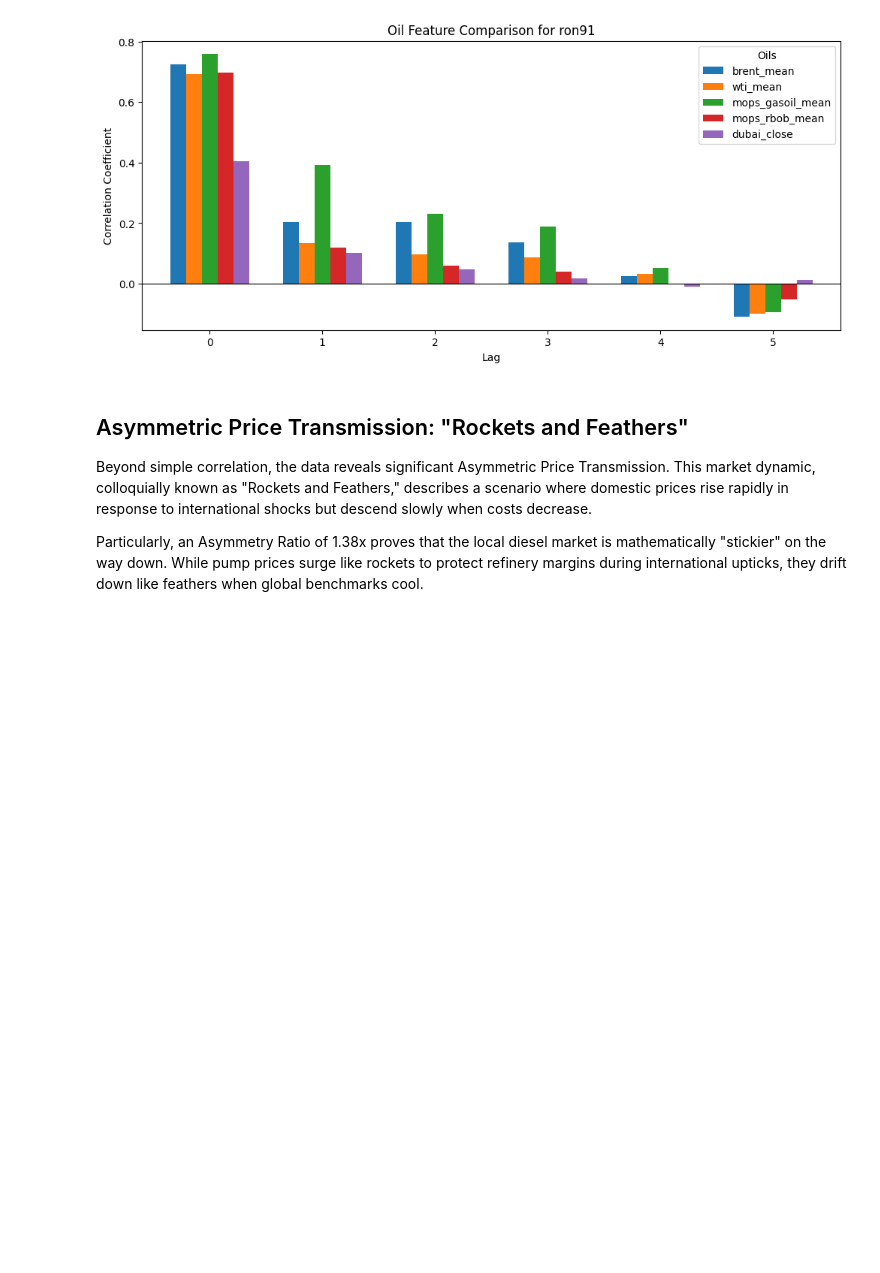
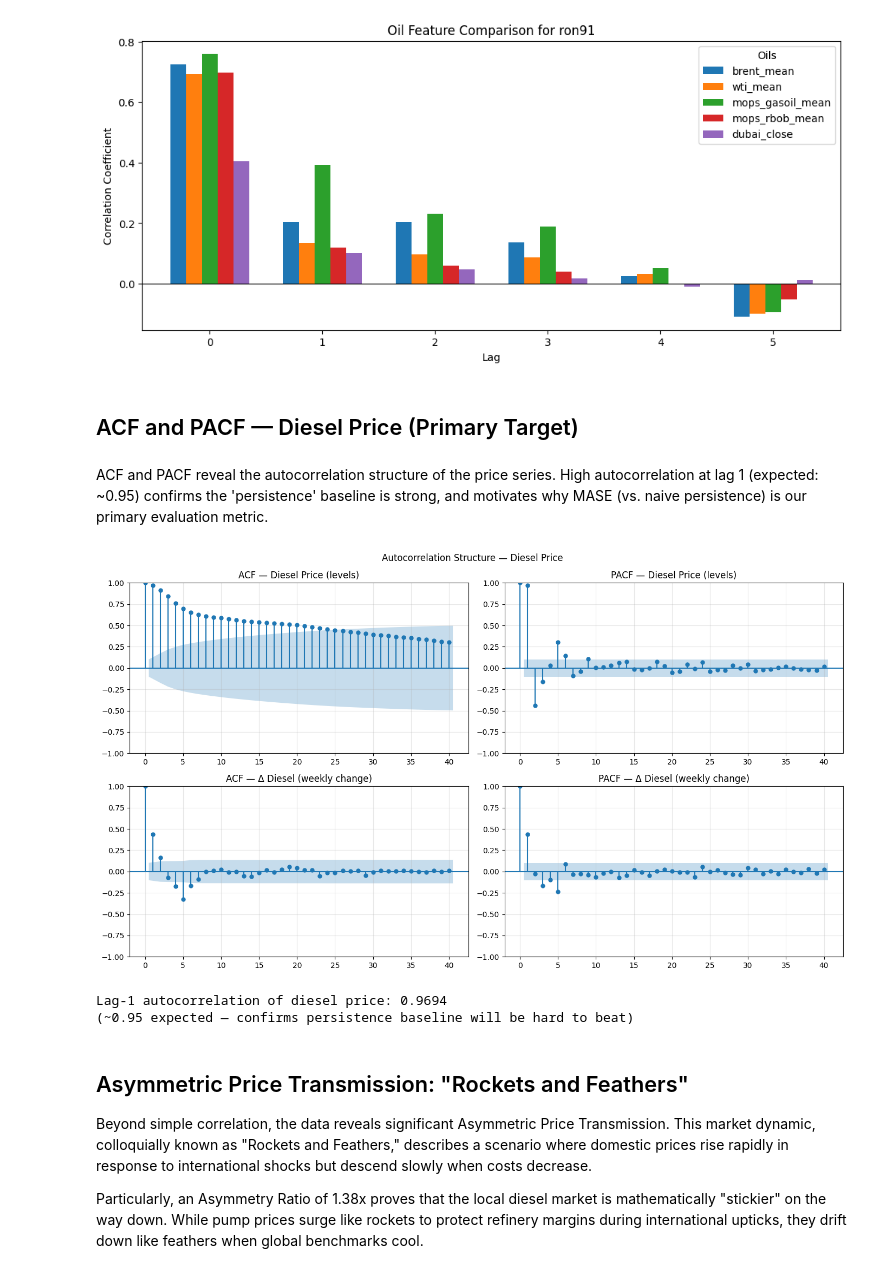
Before and after one commit to Donyl-Alcantara/Data-Trio-Final-Project, a Jupyter notebook: 02 EDA/02 EDA.ipynb, the cells around one changed output. Drawn from its saved outputs; the diff is of its cells as text; code cells hidden in the pictures; blank space fills up the shorter version.

```diff
--- a/02 EDA/02 EDA.ipynb
+++ b/02 EDA/02 EDA.ipynb
@@ -173,6 +262,35 @@ Lag
 4        0.0241    0.0317            0.0529          0.0003      -0.0092
 5       -0.1099   -0.0993           -0.0943         -0.0513       0.0131
 [figure]
+# %% [markdown]
+## ACF and PACF — Diesel Price (Primary Target)
+# %% [markdown]
+ACF and PACF reveal the autocorrelation structure of the price series. High autocorrelation at lag 1 (expected: ~0.95) confirms the 'persistence' baseline is strong, and motivates why MASE (vs. naive persistence) is our primary evaluation metric.
+# %%
+if 'diesel' in df.columns:
+    series = df['diesel'].dropna()
+
+    fig, axes = plt.subplots(2, 2, figsize=(14, 8))
+
+    plot_acf(series, lags=40, ax=axes[0,0], title='ACF — Diesel Price (levels)')
+    plot_pacf(series, lags=40, ax=axes[0,1], title='PACF — Diesel Price (levels)')
+    plot_acf(series.diff().dropna(), lags=40, ax=axes[1,0], title='ACF — Δ Diesel (weekly change)')
+    plot_pacf(series.diff().dropna(), lags=40, ax=axes[1,1], title='PACF — Δ Diesel (weekly change)')
+
+    for ax in axes.flat:
+        ax.grid(True, alpha=0.3)
+
+    plt.suptitle('Autocorrelation Structure — Diesel Price')
+    plt.tight_layout()
+    plt.show()
+
+    lag1_acf = acf(series.dropna(), nlags=1)[1]
+    print(f'Lag-1 autocorrelation of diesel price: {lag1_acf:.4f}')
+    print('(~0.95 expected — confirms persistence baseline will be hard to beat)')
+# %% [output]
+[figure, added]
+Lag-1 autocorrelation of diesel price: 0.9694
+(~0.95 expected — confirms persistence baseline will be hard to beat)
 # %% [markdown]
 ## Asymmetric Price Transmission: "Rockets and Feathers"
 
```
Also changed, not shown: parts of 10 cells of this notebook, 1 other file.
